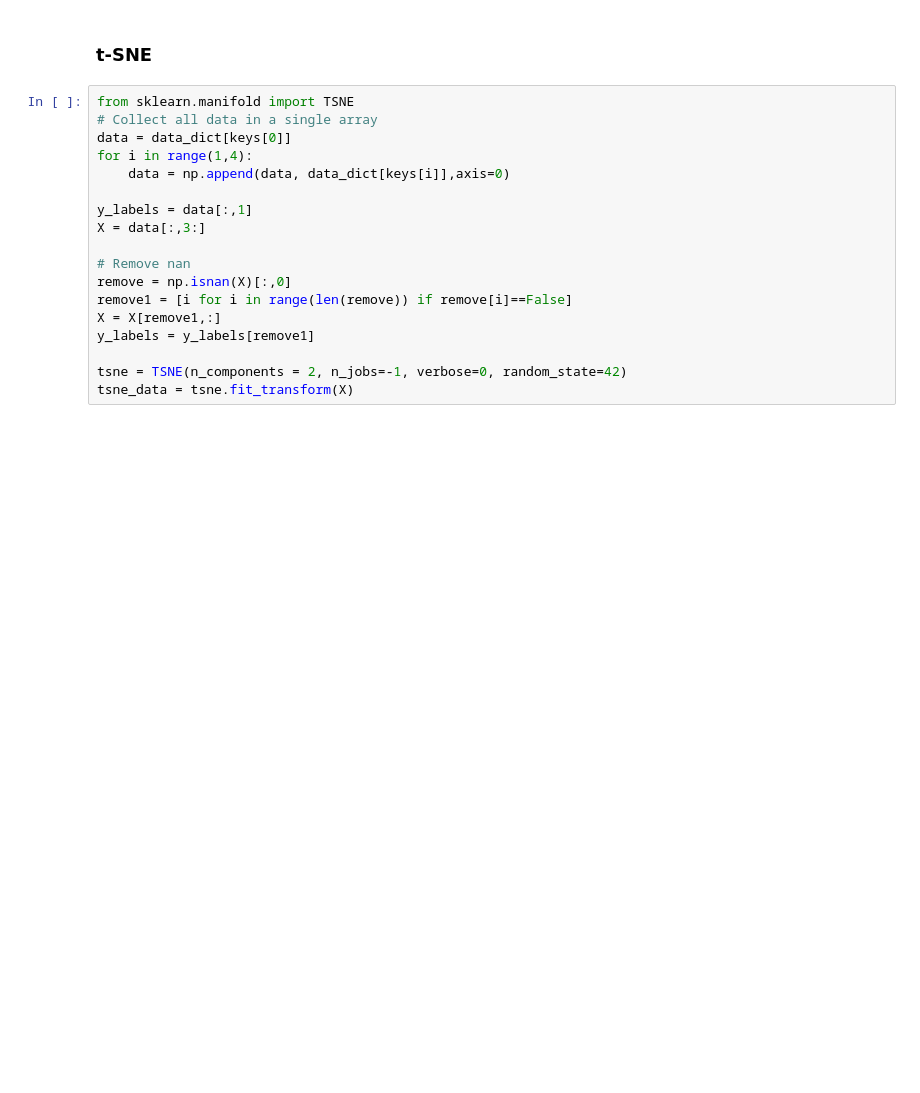
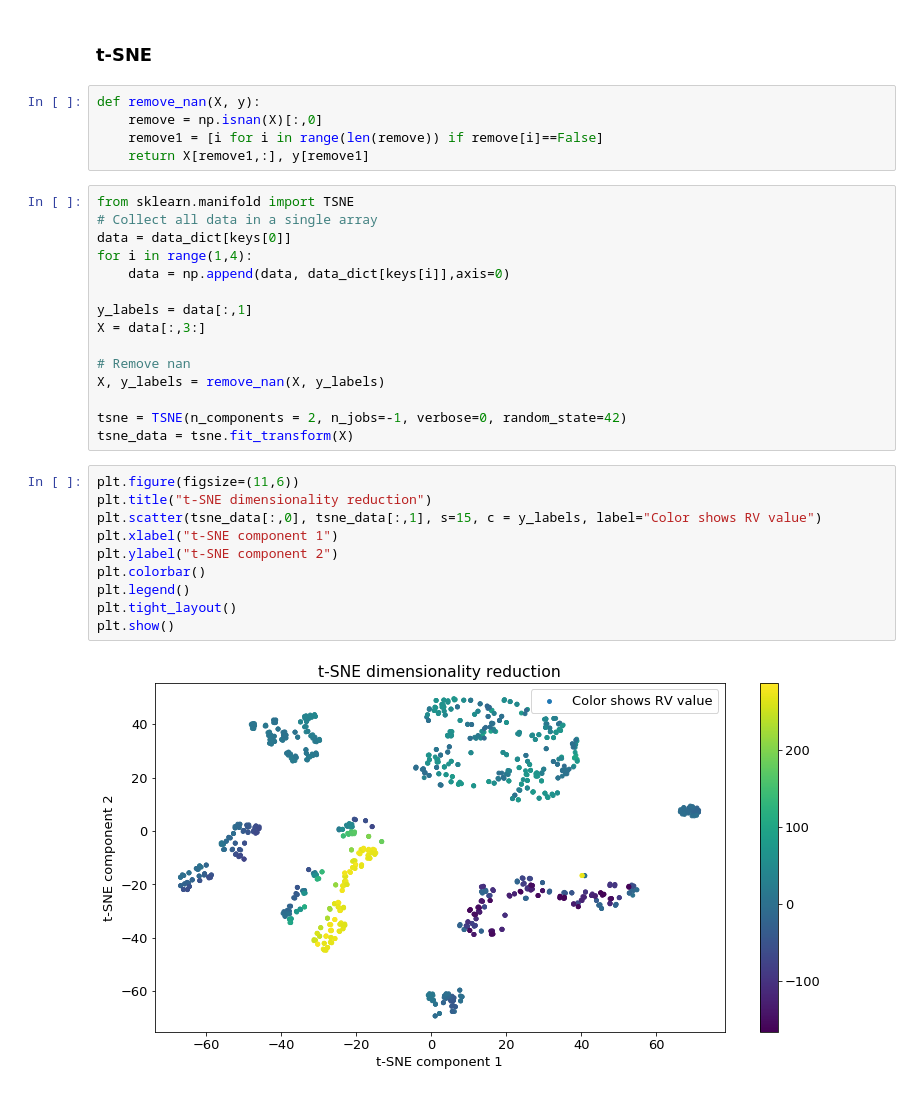
Before and after one commit to svejlgaard/finalproject, a Jupyter notebook: Visualization.ipynb, the cells around one changed output. Cells and saved outputs as stored; diff of their text form; blank space fills up the shorter version.

```diff
--- a/Visualization.ipynb
+++ b/Visualization.ipynb
@@ -38,5 +45,10 @@ fig.savefig("figs/features_hist.pdf")
 # %% [markdown]
 ### t-SNE
+# %%
+def remove_nan(X, y):
+    remove = np.isnan(X)[:,0]
+    remove1 = [i for i in range(len(remove)) if remove[i]==False]
+    return X[remove1,:], y[remove1]
 # %%
 from sklearn.manifold import TSNE
 # Collect all data in a single array
@@ -48,10 +60,19 @@ y_labels = data[:,1]
 X = data[:,3:]
 
 # Remove nan
-remove = np.isnan(X)[:,0]
-remove1 = [i for i in range(len(remove)) if remove[i]==False]
-X = X[remove1,:]
-y_labels = y_labels[remove1]
+X, y_labels = remove_nan(X, y_labels)
 
 tsne = TSNE(n_components = 2, n_jobs=-1, verbose=0, random_state=42)
 tsne_data = tsne.fit_transform(X)
+# %%
+plt.figure(figsize=(11,6))
+plt.title("t-SNE dimensionality reduction")
+plt.scatter(tsne_data[:,0], tsne_data[:,1], s=15, c = y_labels, label="Color shows RV value")
+plt.xlabel("t-SNE component 1")
+plt.ylabel("t-SNE component 2")
+plt.colorbar()
+plt.legend()
+plt.tight_layout()
+plt.show()
+# %% [output]
+[figure, added]
```
Also changed, not shown: parts of 14 cells of this notebook, 1 other file.
